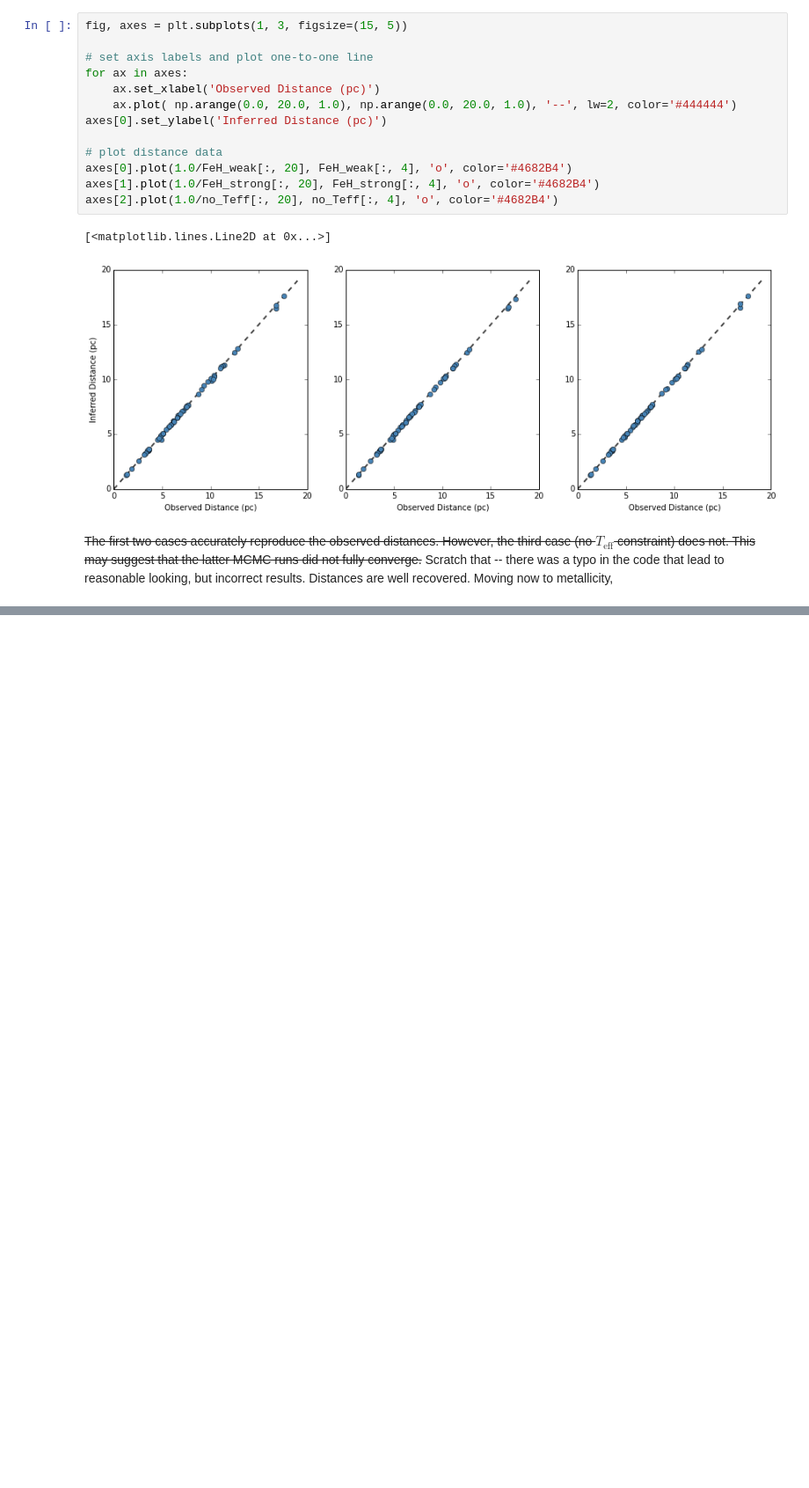
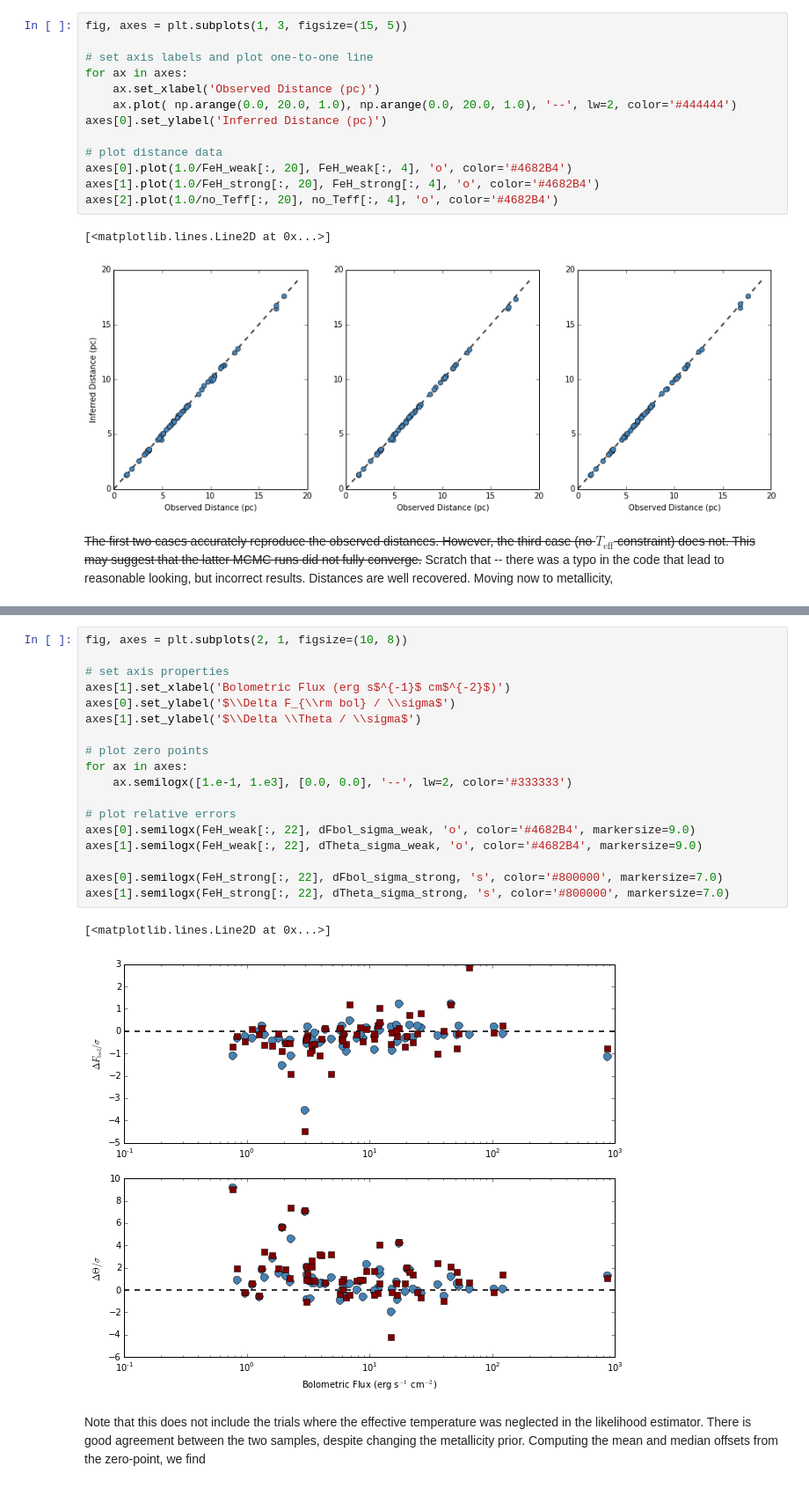
Before and after one commit to gfeiden/Notebook, a Jupyter notebook: Projects/mlt_calib/fixed_Y_fixed_alpha.ipynb, the cells around one changed output, grey strips where cells are left out. Shown at 88% size. Drawn from its saved outputs; the diff is of its cells as text; blank space fills up the shorter version.

```diff
--- a/Projects/mlt_calib/fixed_Y_fixed_alpha.ipynb
+++ b/Projects/mlt_calib/fixed_Y_fixed_alpha.ipynb
@@ -64,0 +129,23 @@ Metallicities are not so well reproduced without a strong metallicity prior (sma
+# %%
+fig, axes = plt.subplots(2, 1, figsize=(10, 8))
+
+# set axis properties
+axes[1].set_xlabel('Bolometric Flux (erg s$^{-1}$ cm$^{-2}$)')
+axes[0].set_ylabel('$\\Delta F_{\\rm bol} / \\sigma$')
+axes[1].set_ylabel('$\\Delta \\Theta / \\sigma$')
+
+# plot zero points
+for ax in axes:
+    ax.semilogx([1.e-1, 1.e3], [0.0, 0.0], '--', lw=2, color='#333333')
+
+# plot relative errors
+axes[0].semilogx(FeH_weak[:, 22], dFbol_sigma_weak, 'o', color='#4682B4', markersize=9.0)
+axes[1].semilogx(FeH_weak[:, 22], dTheta_sigma_weak, 'o', color='#4682B4', markersize=9.0)
+
+axes[0].semilogx(FeH_strong[:, 22], dFbol_sigma_strong, 's', color='#800000', markersize=7.0)
+axes[1].semilogx(FeH_strong[:, 22], dTheta_sigma_strong, 's', color='#800000', markersize=7.0)
+# %% [output]
+[<matplotlib.lines.Line2D at 0x...>]
+[figure, added]
+# %% [markdown]
+Note that this does not include the trials where the effective temperature was neglected in the likelihood estimator. There is good agreement between the two samples, despite changing the metallicity prior. Computing the mean and median offsets from the zero-point, we find
```
Also changed, not shown: parts of 14 cells of this notebook.
